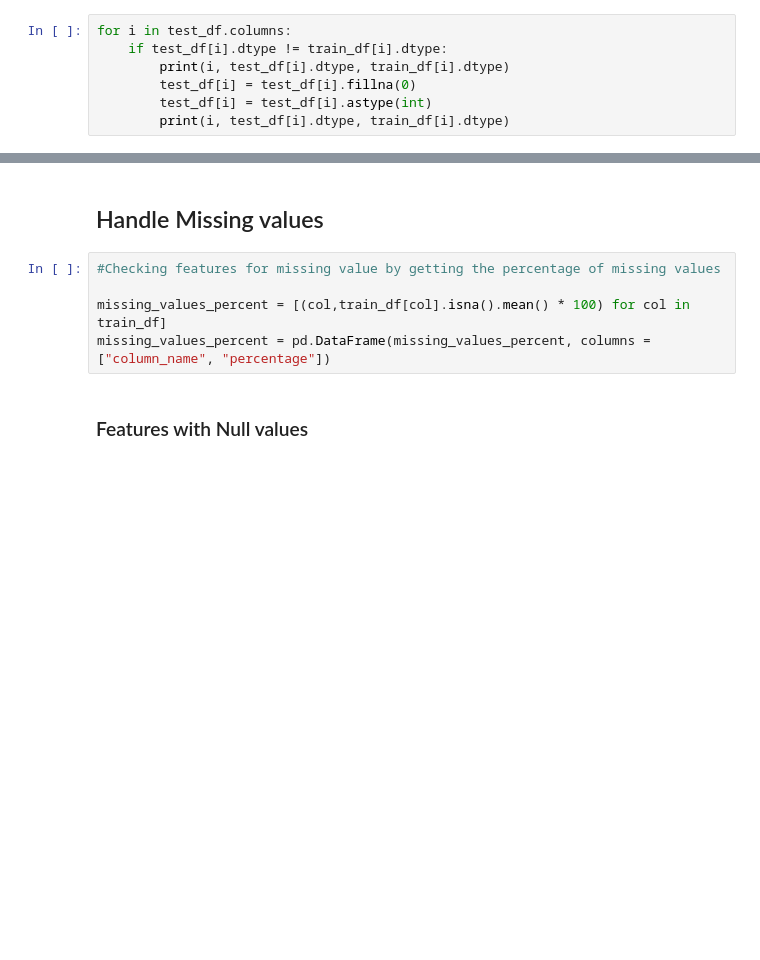
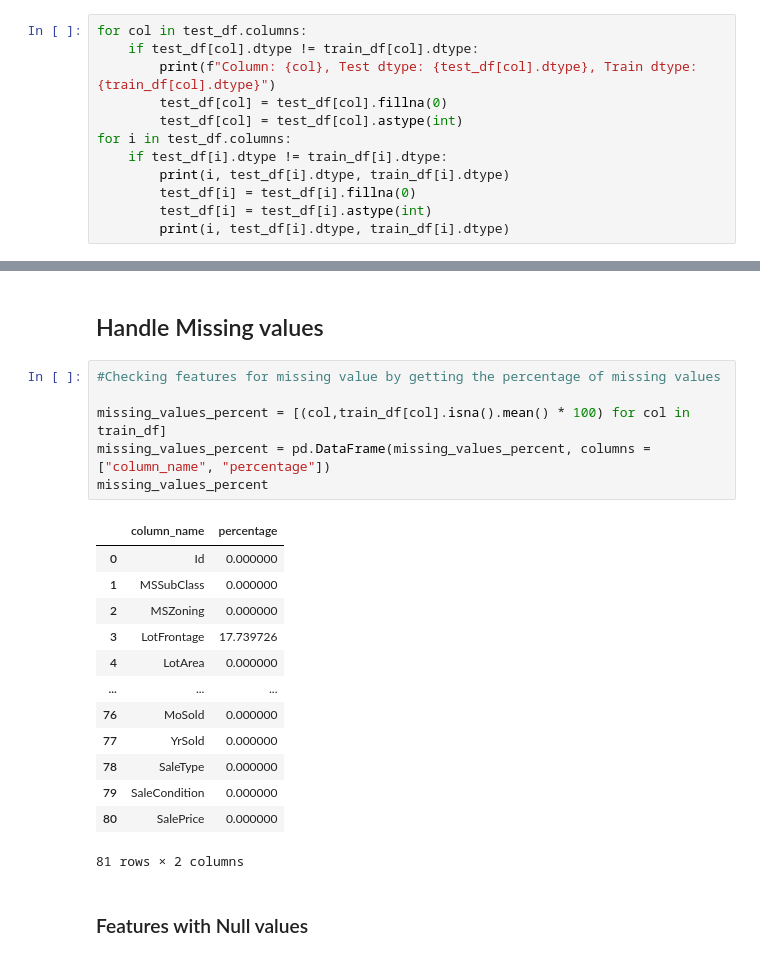
Before and after one commit to boraaktas/COMP4433-Team_Project, a Jupyter notebook: EDA.ipynb, the cells around one changed output, grey strips where cells are left out. Cells and saved outputs as stored; diff of their text form; blank space fills up the shorter version.

```diff
--- a/EDA.ipynb
+++ b/EDA.ipynb
@@ -49,6 +49,11 @@ Data columns (total 81 columns):
 dtypes: float64(3), int64(35), object(43)
 memory usage: 924.0+ KB
 # %%
+for col in test_df.columns:
+    if test_df[col].dtype != train_df[col].dtype:
+        print(f"Column: {col}, Test dtype: {test_df[col].dtype}, Train dtype: {train_df[col].dtype}")
+        test_df[col] = test_df[col].fillna(0)
+        test_df[col] = test_df[col].astype(int)
 for i in test_df.columns:
     if test_df[i].dtype != train_df[i].dtype:
         print(i, test_df[i].dtype, train_df[i].dtype)
@@ -79,8 +76,23 @@ GarageArea int64 int64
 # %%
 #Checking features for missing value by getting the percentage of missing values
 
 missing_values_percent = [(col,train_df[col].isna().mean() * 100) for col in train_df]
 missing_values_percent = pd.DataFrame(missing_values_percent, columns = ["column_name", "percentage"])
+missing_values_percent
+# %% [output]
+|  | column_name | percentage |
+| 0 | Id | 0.000000 |
+| 1 | MSSubClass | 0.000000 |
+| 2 | MSZoning | 0.000000 |
+| 3 | LotFrontage | 17.739726 |
+| 4 | LotArea | 0.000000 |
+| ... | ... | ... |
+| 76 | MoSold | 0.000000 |
+| 77 | YrSold | 0.000000 |
+| 78 | SaleType | 0.000000 |
+| 79 | SaleCondition | 0.000000 |
+| 80 | SalePrice | 0.000000 |
+81 rows × 2 columns
 # %% [markdown]
 ### Features with Null values
 # %%
```
Also changed, not shown: parts of 16 cells of this notebook.
